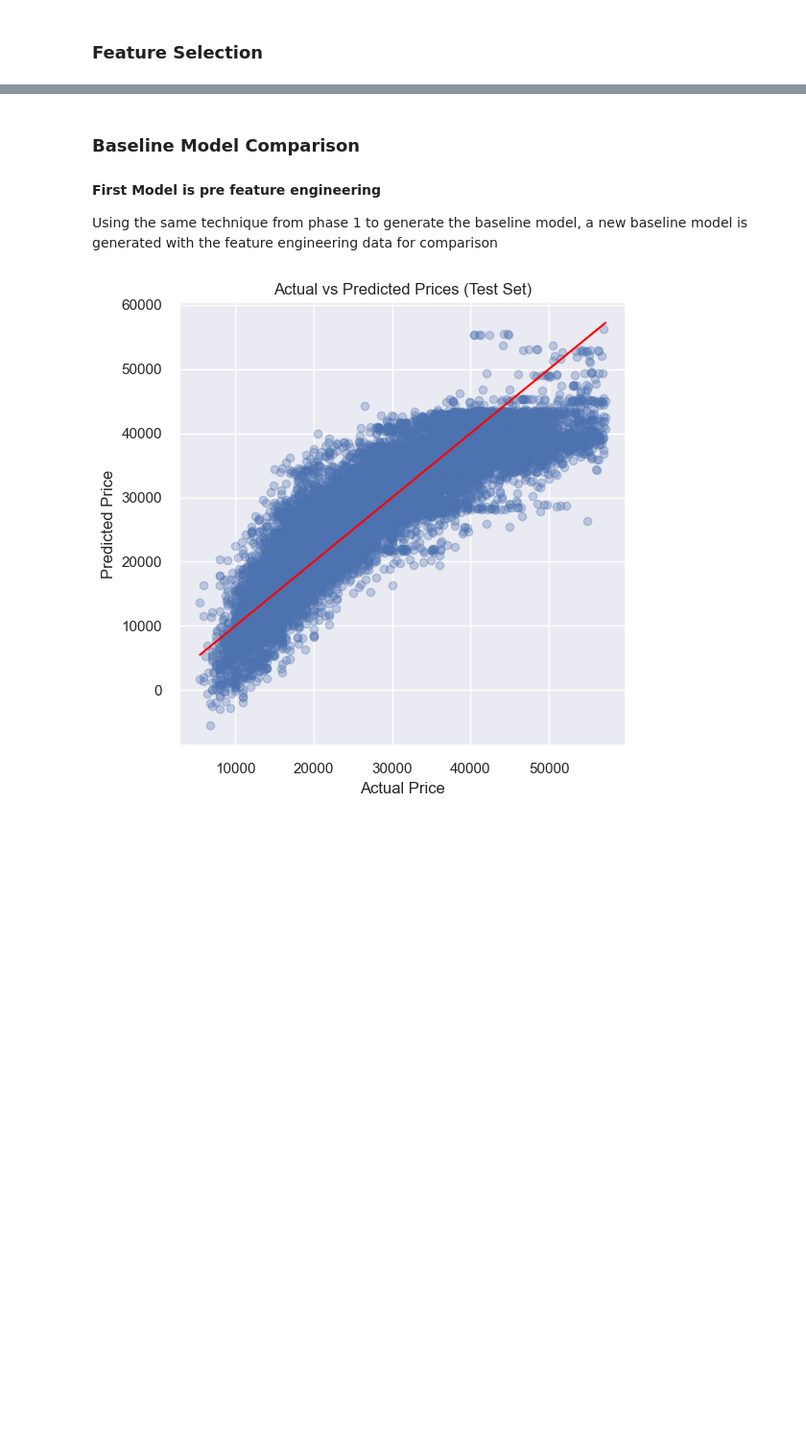
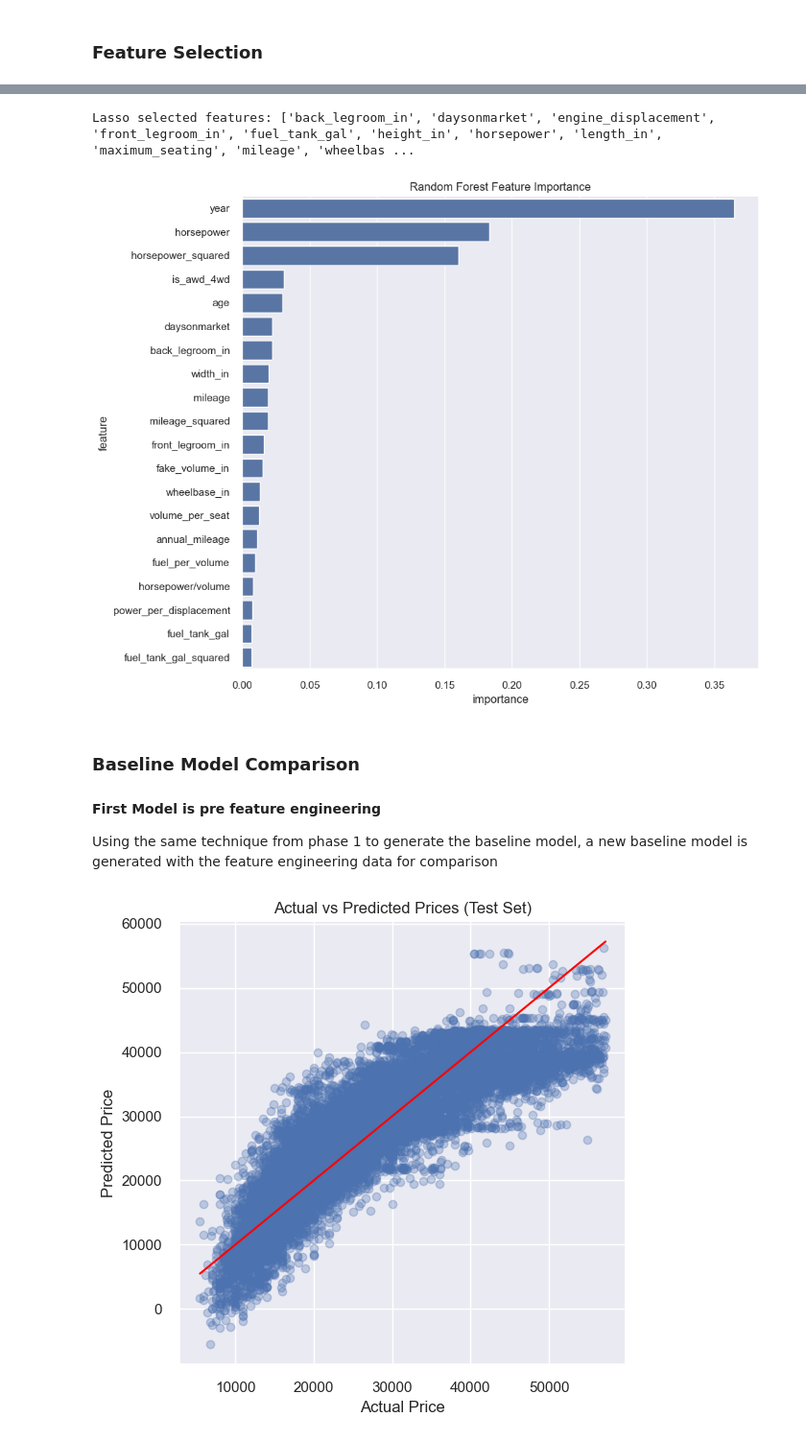
Before and after one commit to chalou123456/COMP333_Group_O, a Jupyter notebook: COMP333_PROJECT_GROUP_O.ipynb, the cells around one changed output, grey strips where cells are left out. Shown at 96% size. Saved outputs shown, nothing was run; the diff lists cells and outputs as text; code cells hidden in the pictures; blank space fills up the shorter version.

```diff
--- a/COMP333_PROJECT_GROUP_O.ipynb
+++ b/COMP333_PROJECT_GROUP_O.ipynb
@@ -1376,3 +1482,34 @@ quantDDA(feature_cars)
+# %%
+# Lasso Regression
+scaler = StandardScaler()
+X_scaled = scaler.fit_transform(X)
+
+lasso = Lasso(alpha=0.01, random_state=42)
+lasso.fit(X_scaled, y)
+
+lasso_selected = X.columns[lasso.coef_ != 0].tolist()
+print("Lasso selected features:", lasso_selected)
+
+# Random Forest Feature Importance
+rf = RandomForestRegressor(n_estimators=100, random_state=42, n_jobs=-1)
+rf.fit(X, y)
+
+importance_df = pd.DataFrame({
+    'feature': X.columns,
+    'importance': rf.feature_importances_
+}).sort_values('importance', ascending=False)
+
+# Plot top 20
+plt.figure(figsize=(10, 8))
+sns.barplot(data=importance_df.head(20), x='importance', y='feature')
+plt.title('Random Forest Feature Importance')
+plt.tight_layout()
+plt.show()
+
+embedded_selected = importance_df.head(20)['feature'].tolist()
+# %% [output]
+Lasso selected features: ['back_legroom_in', 'daysonmarket', 'engine_displacement', 'front_legroom_in', 'fuel_tank_gal', 'height_in', 'horsepower', 'length_in', 'maximum_seating', 'mileage', 'wheelbas ...
+[figure, added]
 # %% [markdown]
 ### Baseline Model Comparison
 #### First Model is pre feature engineering
```
Also changed, not shown: parts of 6 cells of this notebook.
